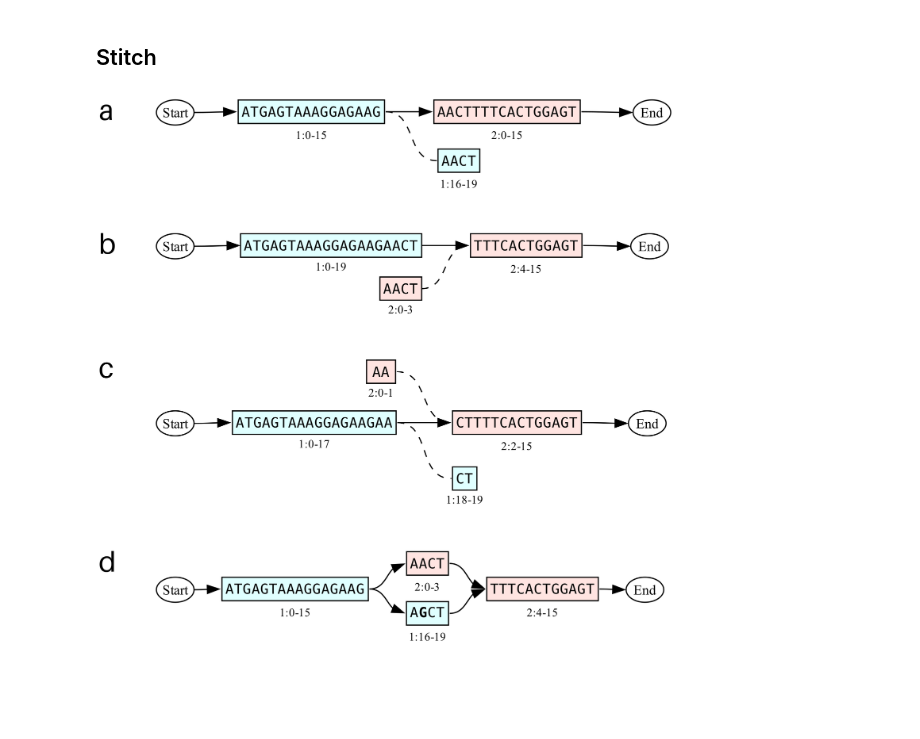
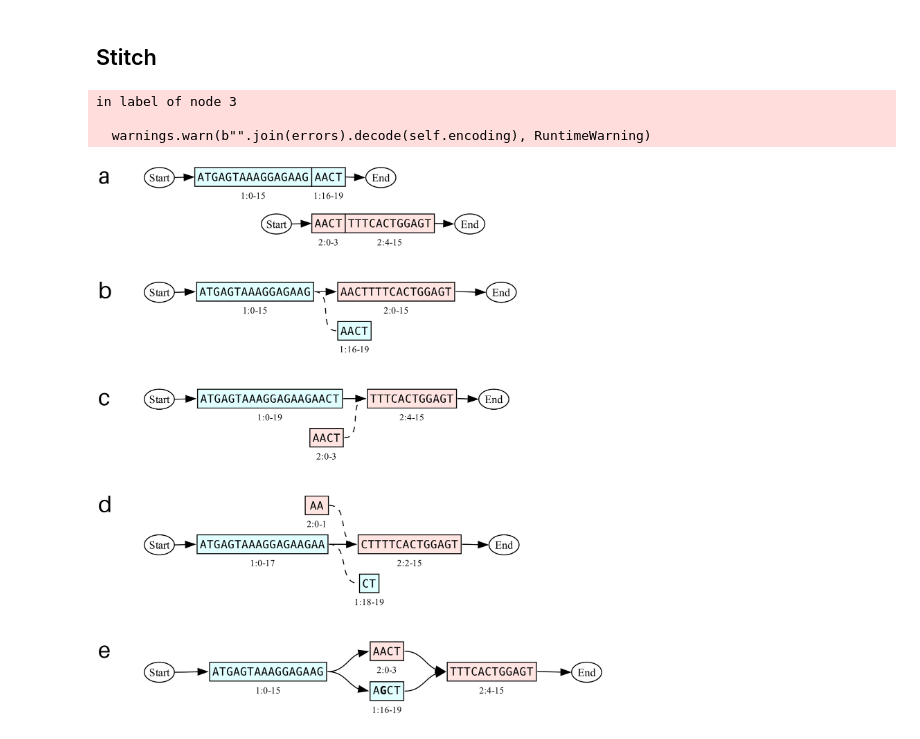
Before and after one commit to ginkgobioworks/gen, a Jupyter notebook: docs/figures/operators.ipynb, the cells around one changed output. Cells and saved outputs as stored; diff of their text form; code cells hidden in the pictures; blank space fills up the shorter version.

```diff
--- a/docs/figures/operators.ipynb
+++ b/docs/figures/operators.ipynb
@@ -455,37 +514,33 @@ combine_images(panels,'operators/split_right_both.png')
 # %%
-# Open the dot files with pygraphviz
-import pygraphviz as pgv
-
-panels = []
+panels = [base_img]
 
 # Left overlap
-G = pgv.AGraph('operators/stitch_left_custom.dot')
-G.graph_attr['ranksep'] = 0.5
+G = pgv.AGraph('operators/stitch_left.dot')
 G.layout(prog='dot')
 img = G.draw(prog='dot', format='png:cairo', args='-Gdpi=300')
 panels.append(img)
 
 # Right overlap
 G = pgv.AGraph('operators/stitch_right.dot')
-G.graph_attr['ranksep'] = 0.55
 G.layout(prog='dot')
 img = G.draw(prog='dot', format='png:cairo', args='-Gdpi=300')
 panels.append(img)
 
 # Both overlap
-G = pgv.AGraph('operators/stitch_both.dot')
-G.graph_attr['ranksep'] = 0.35
+G = pgv.AGraph('operators/stitch_split.dot')
 G.layout(prog='dot')
 img = G.draw(prog='dot', format='png:cairo', args='-Gdpi=300')
 panels.append(img)
 
 # Left overlap with mismatch and "--mismatch keep" option (vs. "--mismatch drop" or the default "--mismatch error")
-G = pgv.AGraph('operators/stitch_left_mismatch.dot')
-G.graph_attr['ranksep'] = 0.3
+G = pgv.AGraph('operators/stitch_both.dot')
 G.layout(prog='dot')
 img = G.draw(prog='dot', format='png:cairo', args='-Gdpi=300')
 panels.append(img)
 
 combine_images(panels,'operators/stitches.png')
 # %% [output]
+in label of node 3
+
+  warnings.warn(b"".join(errors).decode(self.encoding), RuntimeWarning)
-[figure, old version]
+[figure, new version]
```
Also changed, not shown: parts of 3 cells of this notebook, 13 other files.
